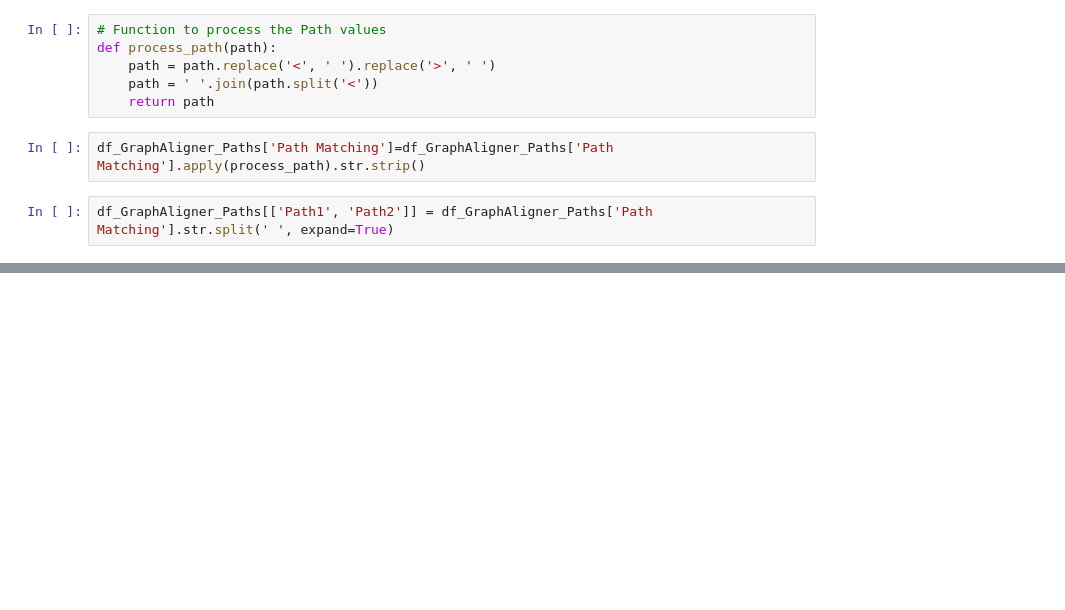
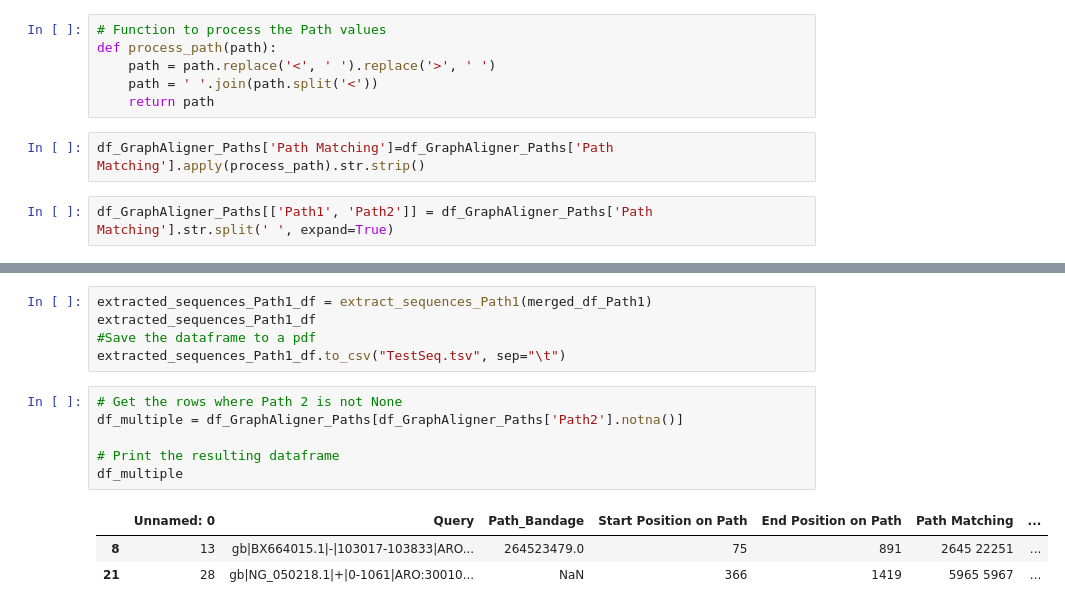
Before and after one commit to Yusreen/Thesis, a Jupyter notebook: Results and findings/Extract Sequence.ipynb, the cells around one changed output, grey strips where cells are left out. Drawn from its saved outputs; the diff is of its cells as text; blank space fills up the shorter version.

```diff
--- a/Results and findings/Extract Sequence.ipynb
+++ b/Results and findings/Extract Sequence.ipynb
@@ -157,0 +159,15 @@ extracted_sequences.to_csv("extracted_sequences.tsv")
+# %%
+extracted_sequences_Path1_df = extract_sequences_Path1(merged_df_Path1)
+extracted_sequences_Path1_df
+#Save the dataframe to a pdf
+extracted_sequences_Path1_df.to_csv("TestSeq.tsv", sep="\t")
+# %%
+# Get the rows where Path 2 is not None
+df_multiple = df_GraphAligner_Paths[df_GraphAligner_Paths['Path2'].notna()]
+
+# Print the resulting dataframe
+df_multiple
+# %% [output]
+|  | Unnamed: 0 | Query | Path_Bandage | Start Position on Path | End Position on Path | Path Matching | ... |
+| 8 | 13 | gb|BX664015.1|-|103017-103833|ARO... | 264523479.0 | 75 | 891 | 2645 22251 | ... |
+| 21 | 28 | gb|NG_050218.1|+|0-1061|ARO:30010... | NaN | 366 | 1419 | 5965 5967 | ... |
```
Also changed, not shown: parts of 31 cells of this notebook, 10 other files.
